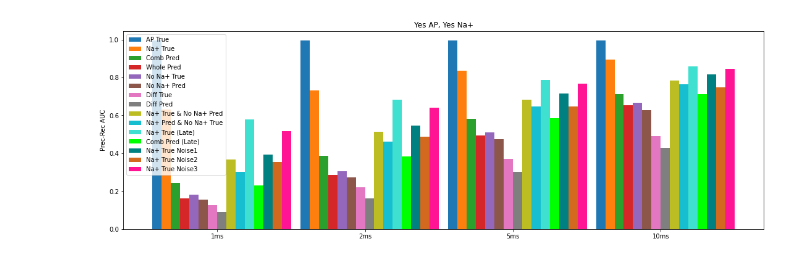
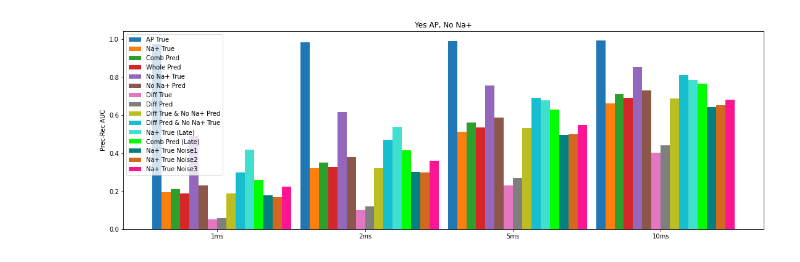
Before and after one commit to yjkimnada/dendrite, a Jupyter notebook: AP_analysis.ipynb, the cells around one changed output. Cells and saved outputs as stored; diff of their text form; code cells hidden in the pictures.

Commit message:
Updated AP plotting code.

```diff
--- a/AP_analysis.ipynb
+++ b/AP_analysis.ipynb
@@ -8,7 +8,7 @@ from sklearn.metrics import average_precision_score
 import scipy
 # %%
 experiment = "CA1_clust4-60_AP"
-setting = "na_true_0.1noise1"
+setting = "na_true_1.5noise1"
 
 prob_all = np.load("/media/hdd01/sklee/"+experiment+"/"+setting+"/gru_l20_h40_0.2ms_test.npy").flatten()
 spk = np.load("/media/hdd01/sklee/"+experiment+"/data/spike_train_0.2ms.npy")[980*50000:].flatten()
@@ -57,7 +57,7 @@ np.save("/media/hdd01/sklee/"+experiment+"/"+setting+"/prec_rec_"+setting+".npy"
 # %%
 auc_array = np.zeros((4,15))
 
-experiment = "CA1_clust4-60_AP"
+experiment = "CA1_clust4-60_aSoma"
 
 ap_true_pr = np.load("/media/hdd01/sklee/"+experiment+"/ap_true/prec_rec_ap_true.npy")
 na_true_pr = np.load("/media/hdd01/sklee/"+experiment+"/na_true/prec_rec_na_true.npy")
@@ -112,35 +112,35 @@ fig = plt.figure(constrained_layout=True, figsize = (15,5))
 gs = fig.add_gridspec(1,1, wspace=0, hspace=0)
 ax = fig.add_subplot(gs[0,0])
 
 colors = ["tab:blue","tab:orange","tab:green",
          "tab:red","tab:purple","tab:brown","tab:pink","tab:gray",
          "tab:olive","tab:cyan","turquoise","lime", "teal", "chocolate", "deeppink"]
 
 width = 1
 ap_true_bar = ax.bar(np.arange(0,16*4,16), auc_array[:,0], width, label='AP True', color=colors[0])
 na_true_bar = ax.bar(np.arange(1,16*4+1,16), auc_array[:,1], width, label='Na+ True', color=colors[1])
 na_true_bar = ax.bar(np.arange(2,16*4+2,16), auc_array[:,2], width, label='Comb Pred', color=colors[2])
 na_true_bar = ax.bar(np.arange(3,16*4+3,16), auc_array[:,3], width, label='Whole Pred', color=colors[3])
 na_true_bar = ax.bar(np.arange(4,16*4+4,16), auc_array[:,4], width, label='No Na+ True', color=colors[4])
 na_true_bar = ax.bar(np.arange(5,16*4+5,16), auc_array[:,5], width, label='No Na+ Pred', color=colors[5])
 na_true_bar = ax.bar(np.arange(6,16*4+6,16), auc_array[:,6], width, label='Diff True', color=colors[6])
 na_true_bar = ax.bar(np.arange(7,16*4+7,16), auc_array[:,7], width, label='Diff Pred', color=colors[7])
-na_true_bar = ax.bar(np.arange(8,16*4+8,16), auc_array[:,8], width, label='Na+ True & No Na+ Pred', color=colors[8])
-na_true_bar = ax.bar(np.arange(9,16*4+9,16), auc_array[:,9], width, label='Na+ Pred & No Na+ True', color=colors[9])
+na_true_bar = ax.bar(np.arange(8,16*4+8,16), auc_array[:,8], width, label='Diff True & No Na+ Pred', color=colors[8])
+na_true_bar = ax.bar(np.arange(9,16*4+9,16), auc_array[:,9], width, label='Diff Pred & No Na+ True', color=colors[9])
 na_true_bar = ax.bar(np.arange(10,16*4+10,16), auc_array[:,10], width, label='Na+ True (Late)', color=colors[10])
 na_true_bar = ax.bar(np.arange(11,16*4+11,16), auc_array[:,11], width, label='Comb Pred (Late)', color=colors[11])
 na_true_bar = ax.bar(np.arange(12,16*4+12,16), auc_array[:,12], width, label='Na+ True Noise1', color=colors[12])
 na_true_bar = ax.bar(np.arange(13,16*4+13,16), auc_array[:,13], width, label='Na+ True Noise2', color=colors[13])
 na_true_bar = ax.bar(np.arange(14,16*4+14,16), auc_array[:,14], width, label='Na+ True Noise3', color=colors[14])
 
 ax.legend()
 ax.set_xticks(np.arange(6.5,16*4+6.5,16))
 ax.set_xticklabels(["1ms","2ms","5ms","10ms"])
 ax.set_ylabel("Prec-Rec AUC")
-ax.set_title("Yes AP, Yes Na+")
+ax.set_title("Yes AP, No Na+")
 
 
 plt.show()
 # %% [output]
-[figure, old version]
+[figure, new version]
 # %%
```
Also changed, not shown: parts of 8 cells of this notebook, 6 other files.
